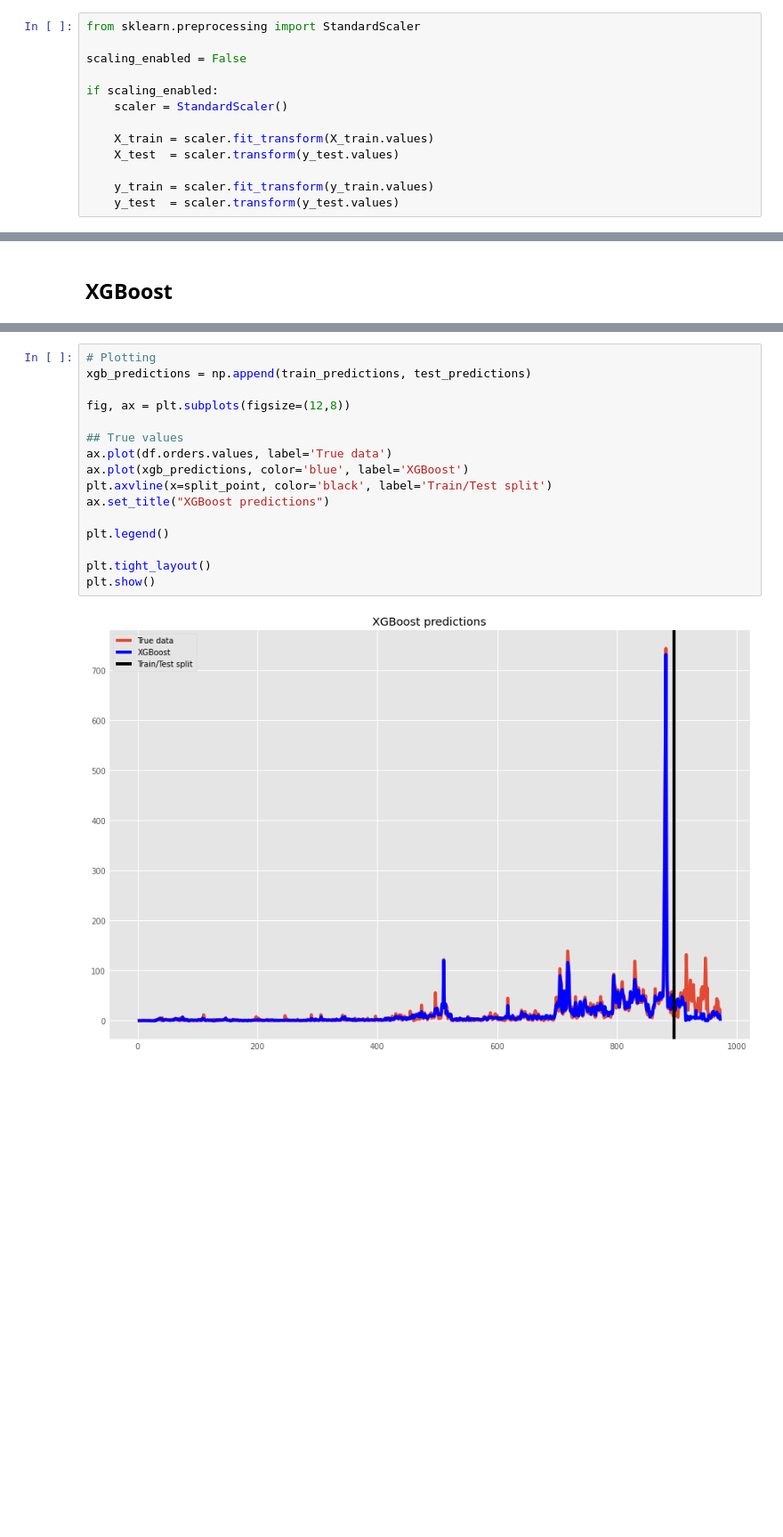
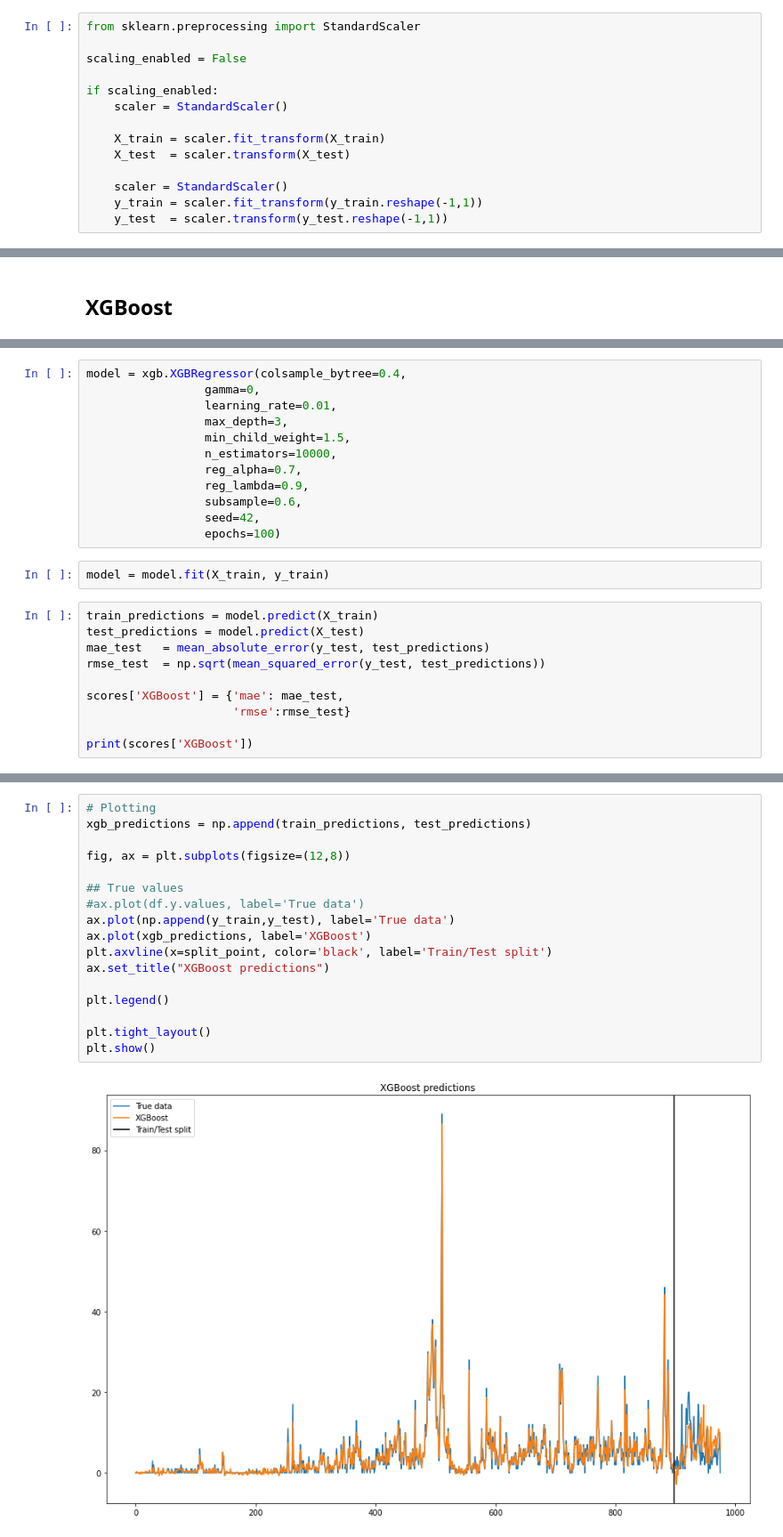
Before and after one commit to ds4a-team4/dynamic-pricing, a Jupyter notebook: models/cellphones/cellphone_model.ipynb, the cells around one changed output, grey strips where cells are left out. Shown at 89% size. Cells and saved outputs as stored; diff of their text form; blank space fills up the shorter version.

```diff
--- a/models/cellphones/cellphone_model.ipynb
+++ b/models/cellphones/cellphone_model.ipynb
@@ -256,11 +103,12 @@ scaling_enabled = False
 if scaling_enabled:
     scaler = StandardScaler()
 
-    X_train = scaler.fit_transform(X_train.values)
-    X_test  = scaler.transform(y_test.values)
+    X_train = scaler.fit_transform(X_train)
+    X_test  = scaler.transform(X_test)
 
-    y_train = scaler.fit_transform(y_train.values)
-    y_test  = scaler.transform(y_test.values)
+    scaler = StandardScaler()
+    y_train = scaler.fit_transform(y_train.reshape(-1,1))
+    y_test  = scaler.transform(y_test.reshape(-1,1))
 # %% [markdown]
 # Metrics: MAE and RMSE
 # %%
@@ -356,0 +335,24 @@ plt.show()
+# %%
+model = xgb.XGBRegressor(colsample_bytree=0.4,
+                 gamma=0,
+                 learning_rate=0.01,
+                 max_depth=3,
+                 min_child_weight=1.5,
+                 n_estimators=10000,
+                 reg_alpha=0.7,
+                 reg_lambda=0.9,
+                 subsample=0.6,
+                 seed=42,
+                 epochs=100)
+# %%
+model = model.fit(X_train, y_train)
+# %%
+train_predictions = model.predict(X_train)
+test_predictions = model.predict(X_test)
+mae_test   = mean_absolute_error(y_test, test_predictions)
+rmse_test  = np.sqrt(mean_squared_error(y_test, test_predictions))
+
+scores['XGBoost'] = {'mae': mae_test,
+                     'rmse':rmse_test}
+
+print(scores['XGBoost'])
@@ -388,18 +387,19 @@ print(scores['XGBoost'])
 # %%
 # Plotting
 xgb_predictions = np.append(train_predictions, test_predictions)
 
 fig, ax = plt.subplots(figsize=(12,8))
 
 ## True values
-ax.plot(df.orders.values, label='True data')
-ax.plot(xgb_predictions, color='blue', label='XGBoost')
+#ax.plot(df.y.values, label='True data')
+ax.plot(np.append(y_train,y_test), label='True data')
+ax.plot(xgb_predictions, label='XGBoost')
 plt.axvline(x=split_point, color='black', label='Train/Test split')
 ax.set_title("XGBoost predictions")
 
 plt.legend()
 
 plt.tight_layout()
 plt.show()
 # %% [output]
-[figure, old version]
+[figure, new version]
```
Also changed, not shown: parts of 57 cells of this notebook, 3 other files.
